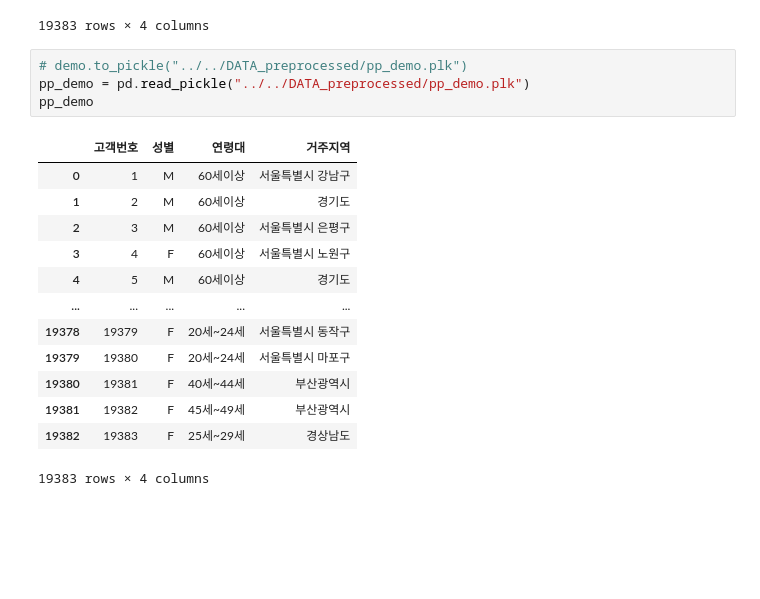
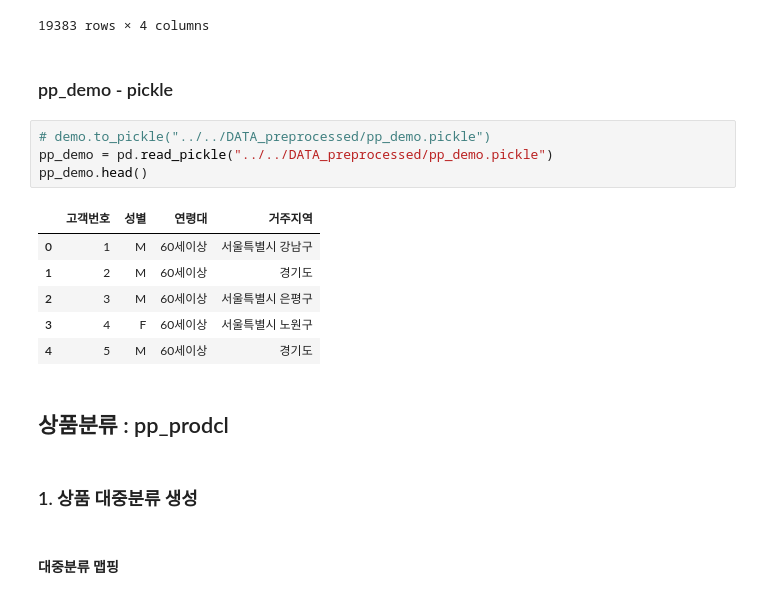
Before and after one commit to PKLH/cakd_LP, a Jupyter notebook: WorkSpace/Han/EDA_221013.ipynb, the cells around one changed output. Drawn from its saved outputs; the diff is of its cells as text; blank space fills up the shorter version.

```diff
--- a/WorkSpace/Han/EDA_221013.ipynb
+++ b/WorkSpace/Han/EDA_221013.ipynb
@@ -293,21 +308,22 @@ dtype: int64
 | 19381 | 19382 | F | 45세~49세 | 부산광역시 |
 | 19382 | 19383 | F | 25세~29세 | 경상남도 |
 19383 rows × 4 columns
+# %% [markdown]
+### pp_demo - pickle
 # %%
-# demo.to_pickle("../../DATA_preprocessed/pp_demo.plk")
-pp_demo = pd.read_pickle("../../DATA_preprocessed/pp_demo.plk")
-pp_demo
+# demo.to_pickle("../../DATA_preprocessed/pp_demo.pickle")
+pp_demo = pd.read_pickle("../../DATA_preprocessed/pp_demo.pickle")
+pp_demo.head()
 # %% [output]
 |  | 고객번호 | 성별 | 연령대 | 거주지역 |
 | 0 | 1 | M | 60세이상 | 서울특별시 강남구 |
 | 1 | 2 | M | 60세이상 | 경기도 |
 | 2 | 3 | M | 60세이상 | 서울특별시 은평구 |
 | 3 | 4 | F | 60세이상 | 서울특별시 노원구 |
 | 4 | 5 | M | 60세이상 | 경기도 |
-| ... | ... | ... | ... | ... |
-| 19378 | 19379 | F | 20세~24세 | 서울특별시 동작구 |
-| 19379 | 19380 | F | 20세~24세 | 서울특별시 마포구 |
-| 19380 | 19381 | F | 40세~44세 | 부산광역시 |
-| 19381 | 19382 | F | 45세~49세 | 부산광역시 |
-| 19382 | 19383 | F | 25세~29세 | 경상남도 |
-19383 rows × 4 columns
+# %% [markdown]
+## 상품분류 : pp_prodcl
+# %% [markdown]
+### 1. 상품 대중분류 생성
+# %% [markdown]
+#### 대중분류 맵핑
```
Also changed, not shown: parts of 40 cells of this notebook, 3 other files.
